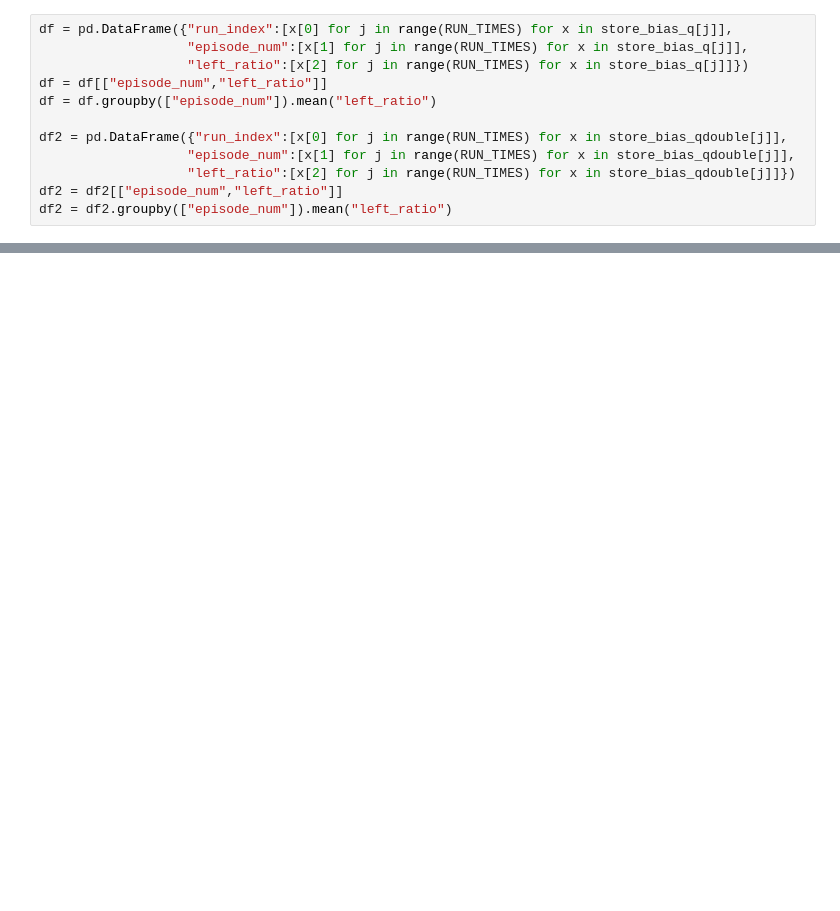
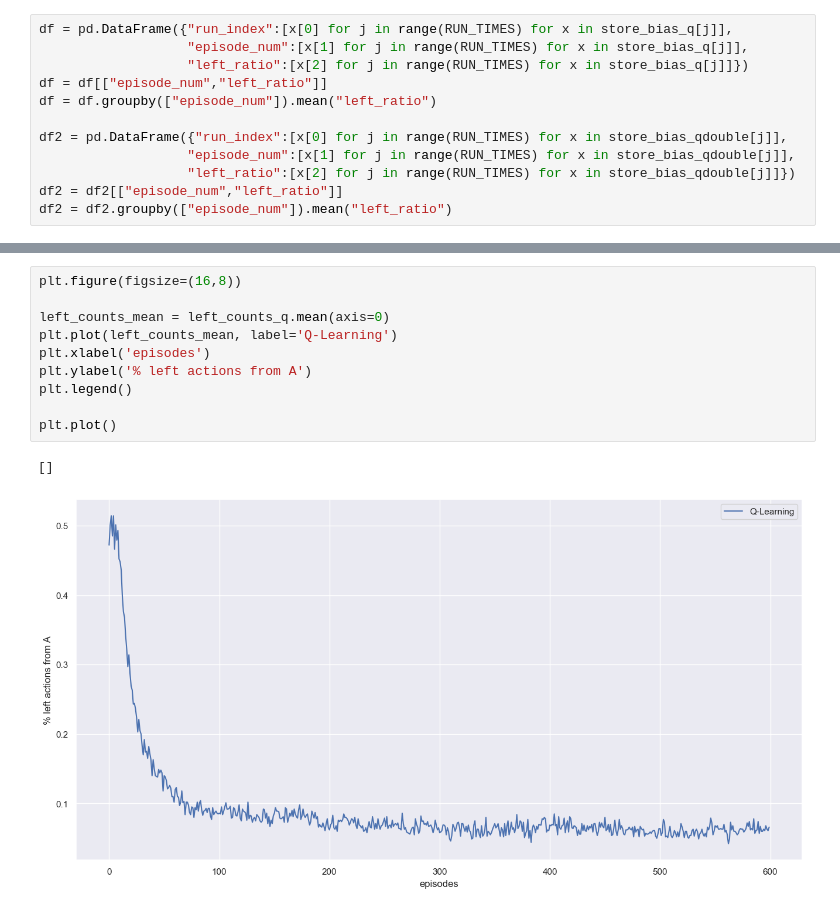
Before and after one commit to login-invalid/Exercise-Bin, a Jupyter notebook: q and double_q.ipynb, the cells around one changed output, grey strips where cells are left out. Saved outputs shown, nothing was run; the diff lists cells and outputs as text; blank space fills up the shorter version.

```diff
--- a/q and double_q.ipynb
+++ b/q and double_q.ipynb
@@ -161,0 +215,13 @@ plt.legend()
+# %%
+plt.figure(figsize=(16,8))
+
+left_counts_mean = left_counts_q.mean(axis=0)
+plt.plot(left_counts_mean, label='Q-Learning')
+plt.xlabel('episodes')
+plt.ylabel('% left actions from A')
+plt.legend()
+
+plt.plot()
+# %% [output]
+[]
+[figure, added]
```
Also changed, not shown: parts of 6 cells of this notebook.
